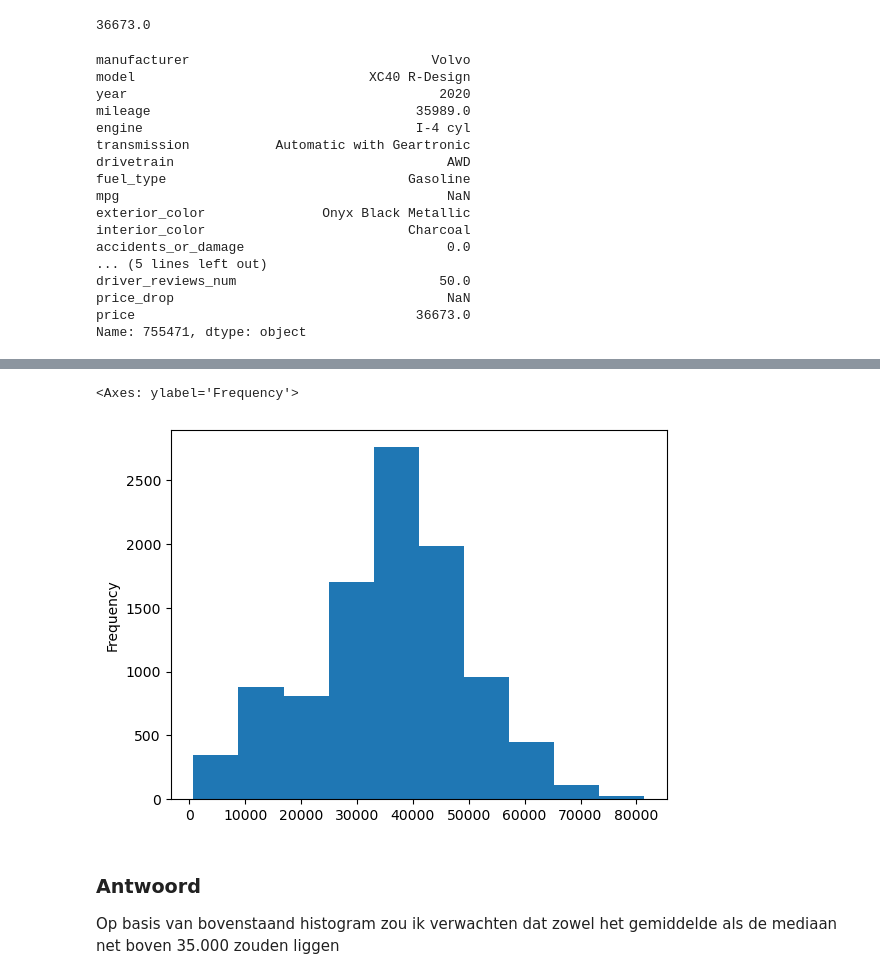
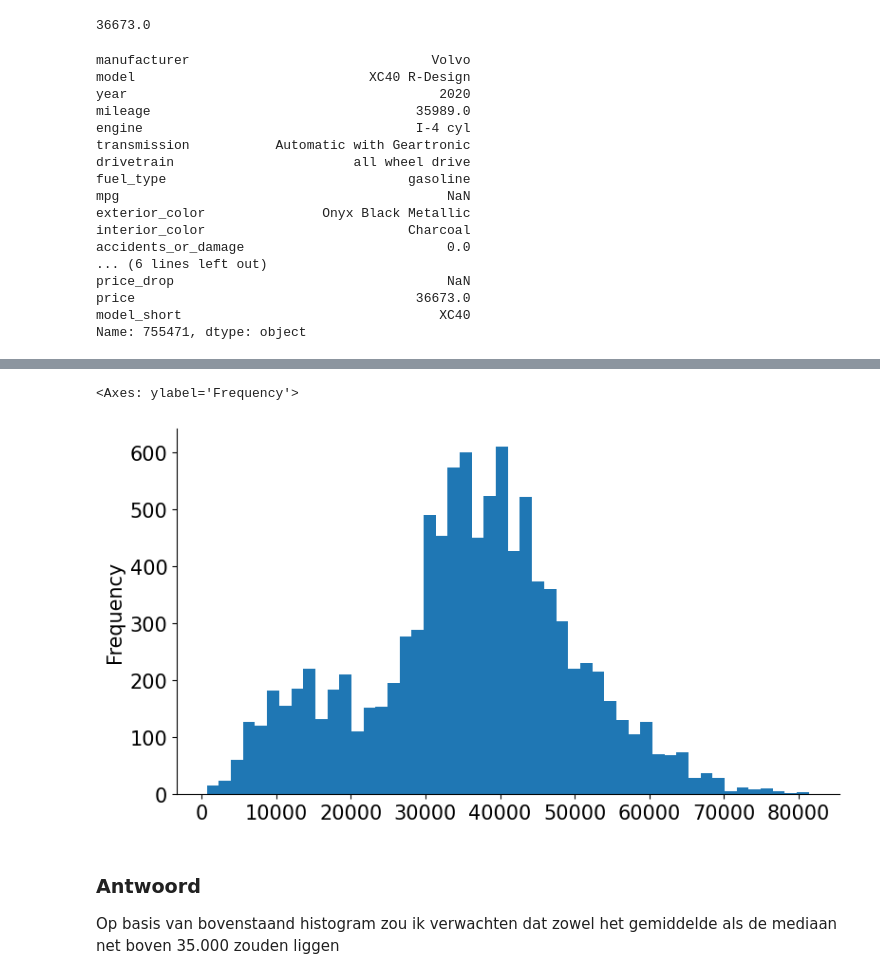
Before and after one commit to PhilippeGiorgino/project_evaluatie_statistiek, a Jupyter notebook: notebooks/autoproductie_philippegiorgino.ipynb, the cells around one changed output, grey strips where cells are left out. Cells and saved outputs as stored; diff of their text form; code cells hidden in the pictures.

```diff
--- a/notebooks/autoproductie_philippegiorgino.ipynb
+++ b/notebooks/autoproductie_philippegiorgino.ipynb
@@ -4,11 +4,46 @@
 ## Overzicht
 We kijken naar de dataset `cars.csv`, deze bevat informatie over de verkoop van 2e hands Volvo’s. We hebben hier een aantal vragen over, beantwoord deze vragen door een beetje code te schrijven en de antwoorden op te schrijven in een Jupyter Notebook.
 # %%
+# Importing modules
 import pandas as pd
 import matplotlib.pyplot as plt
 import scipy as sp
 import numpy as np
 import seaborn as sns
 
-file_path = '../data/input/cars.csv'
-cars = pd.read_csv(file_path)
+# Defining parameters for plots
+plt.rc('figure', figsize=(9, 5))
+plt.rc('font', size=15)
+plt.rcParams['axes.spines.right'] = False
+plt.rcParams['axes.spines.top'] = False
+# %%
+def clean_data(df):
+    # Chain operations to reduce DataFrame access
+    df = (df
+#          .dropna(thresh=len(df) * 0.75, axis=1)  # drop columns with more than 10% missing values
+          .assign(
+              drivetrain=lambda df: df['drivetrain'].str.lower().str.replace('-', ' ').replace({
+                  'awd': 'all wheel drive',
+                  'fwd': 'front wheel drive',
+                  'rwd': 'rear wheel drive',
+                  'four wheel drive': 'all wheel drive'
+              }),  # clean drivetrain column
+              model_short=lambda df: df['model'].str[:4].str.strip(' '),  # create and clean model_short column
+              fuel_type=lambda df: df['fuel_type'].str.lower().replace({
+                  'gas': 'gasoline',
+                  'g': 'gasoline',
+                  'gasoline fuel': 'gasoline',
+                  'premium unleaded': 'gasoline',
+                  'regular unleaded': 'gasoline',
+                  'gasoline/mild electric hybrid': 'hybrid',
+                  'plug-in hybrid': 'hybrid',
+                  'plug-in electric/gas': 'electric',
+                  'hybrid fuel': 'hybrid'
+              })  # clean fuel_type column
+          )
+    )
+    return df
+
+file_path = '../data/input/cars.csv'
+cars = pd.read_csv(file_path)
+cars = clean_data(cars)
@@ -117,16 +165,16 @@ year                                        2020
 mileage                                  35989.0
 engine                                   I-4 cyl
 transmission           Automatic with Geartronic
-drivetrain                                   AWD
-fuel_type                               Gasoline
+drivetrain                       all wheel drive
+fuel_type                               gasoline
 mpg                                          NaN
 exterior_color               Onyx Black Metallic
 interior_color                          Charcoal
 accidents_or_damage                          0.0
-... (5 lines left out)
-driver_reviews_num                          50.0
+... (6 lines left out)
 price_drop                                   NaN
 price                                    36673.0
+model_short                                 XC40
 Name: 755471, dtype: object
 # %% [markdown]
 ### Vraag 3:
@@ -140,10 +188,10 @@ Teken dit histogram met `.hist` en gebruik `.axvline` om de mediaan en het gemid
  - Kan je de emprisiche cummulatieve distributie functie tekenen voor de verdeling die overeenkomt met dit histogram (zie ook `scipy.stats.ecdf`).
 # %%
 # Plotting a histogram chart
-volvos['price'].plot(kind="hist")
+volvos['price'].plot(kind="hist", bins=50)
 # %% [output]
 <Axes: ylabel='Frequency'>
-[figure, old version]
+[figure, new version]
 # %% [markdown]
 ### Antwoord
 Op basis van bovenstaand histogram zou ik verwachten dat zowel het gemiddelde als de mediaan net boven 35.000 zouden liggen
```
Also changed, not shown: parts of 21 cells of this notebook, 2 other files.
